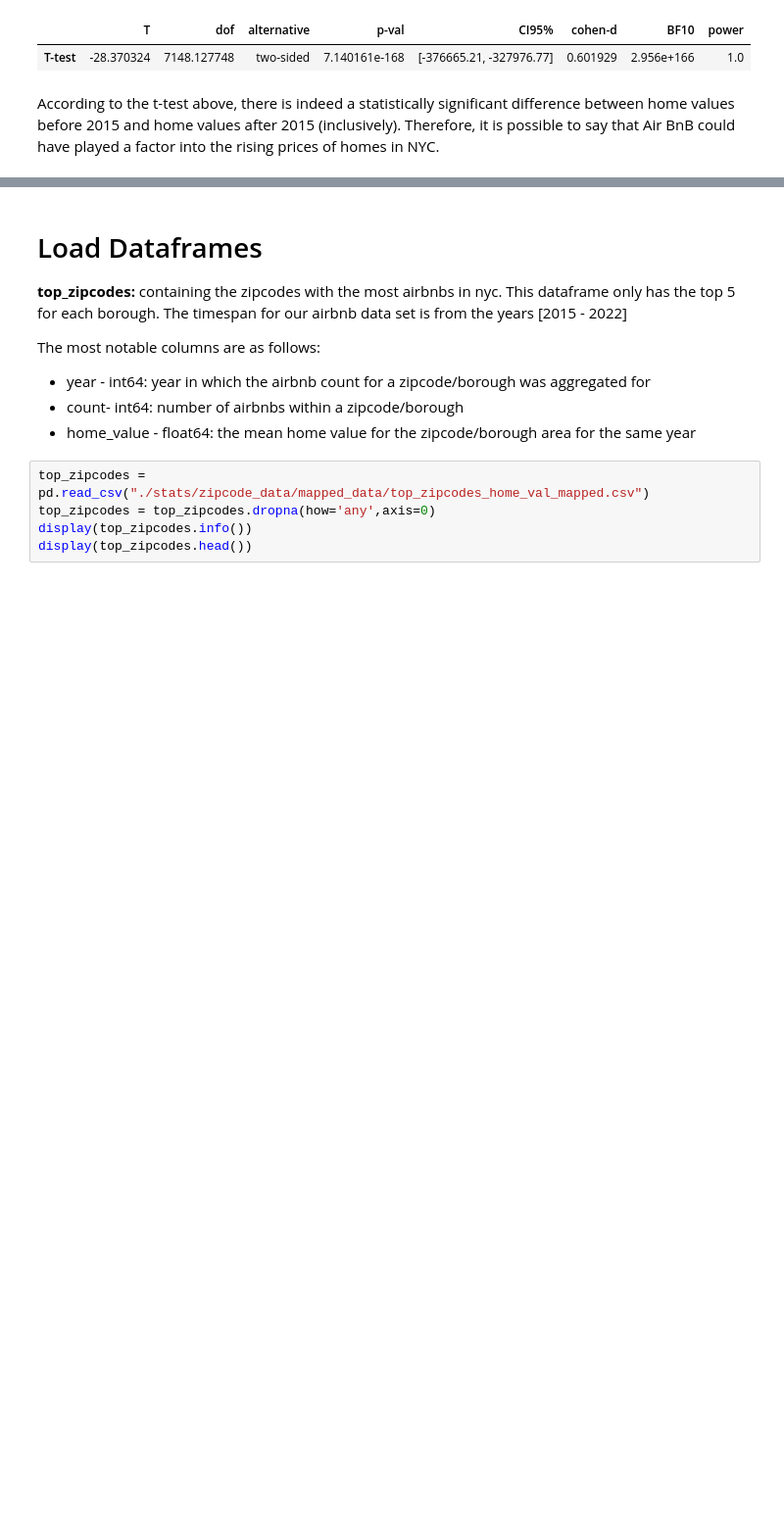
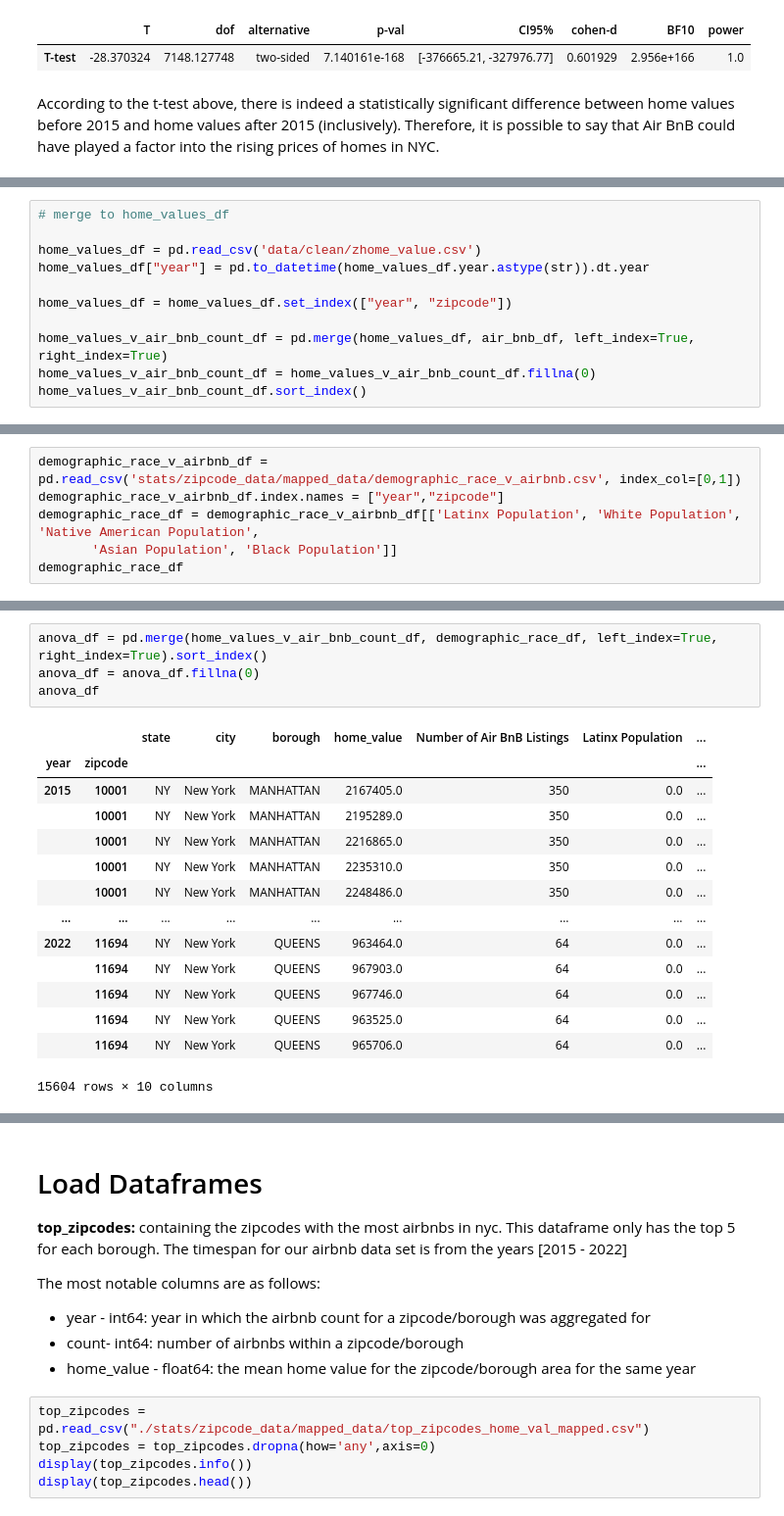
Before and after one commit to hpuma/Airbnb_Rental_Project, a Jupyter notebook: FINAL_EDA_NOTEBOOK.ipynb, the cells around one changed output, grey strips where cells are left out. Shown at 98% size. Drawn from its saved outputs; the diff is of its cells as text; blank space fills up the shorter version.

```diff
--- a/FINAL_EDA_NOTEBOOK.ipynb
+++ b/FINAL_EDA_NOTEBOOK.ipynb
@@ -404,0 +356,11 @@ display(table)
+# %%
+# merge to home_values_df
+
+home_values_df = pd.read_csv('data/clean/zhome_value.csv')
+home_values_df["year"] = pd.to_datetime(home_values_df.year.astype(str)).dt.year
+
+home_values_df = home_values_df.set_index(["year", "zipcode"])
+
+home_values_v_air_bnb_count_df = pd.merge(home_values_df, air_bnb_df, left_index=True, right_index=True)
+home_values_v_air_bnb_count_df = home_values_v_air_bnb_count_df.fillna(0)
+home_values_v_air_bnb_count_df.sort_index()
@@ -404,0 +408,6 @@ display(table)
+# %%
+demographic_race_v_airbnb_df = pd.read_csv('stats/zipcode_data/mapped_data/demographic_race_v_airbnb.csv', index_col=[0,1])
+demographic_race_v_airbnb_df.index.names = ["year","zipcode"]
+demographic_race_df = demographic_race_v_airbnb_df[['Latinx Population', 'White Population', 'Native American Population',
+       'Asian Population', 'Black Population']]
+demographic_race_df
@@ -404,0 +429,19 @@ display(table)
+# %%
+anova_df = pd.merge(home_values_v_air_bnb_count_df, demographic_race_df, left_index=True, right_index=True).sort_index()
+anova_df = anova_df.fillna(0)
+anova_df
+# %% [output]
+|  |  | state | city | borough | home_value | Number of Air BnB Listings | Latinx Population | ... |
+| year | zipcode |  |  |  |  |  |  | ... |
+| 2015 | 10001 | NY | New York | MANHATTAN | 2167405.0 | 350 | 0.0 | ... |
+|  | 10001 | NY | New York | MANHATTAN | 2195289.0 | 350 | 0.0 | ... |
+|  | 10001 | NY | New York | MANHATTAN | 2216865.0 | 350 | 0.0 | ... |
+|  | 10001 | NY | New York | MANHATTAN | 2235310.0 | 350 | 0.0 | ... |
+|  | 10001 | NY | New York | MANHATTAN | 2248486.0 | 350 | 0.0 | ... |
+| ... | ... | ... | ... | ... | ... | ... | ... | ... |
+| 2022 | 11694 | NY | New York | QUEENS | 963464.0 | 64 | 0.0 | ... |
+|  | 11694 | NY | New York | QUEENS | 967903.0 | 64 | 0.0 | ... |
+|  | 11694 | NY | New York | QUEENS | 967746.0 | 64 | 0.0 | ... |
+|  | 11694 | NY | New York | QUEENS | 963525.0 | 64 | 0.0 | ... |
+|  | 11694 | NY | New York | QUEENS | 965706.0 | 64 | 0.0 | ... |
+15604 rows × 10 columns
```
Also changed, not shown: parts of 20 cells of this notebook, 1 other file.
